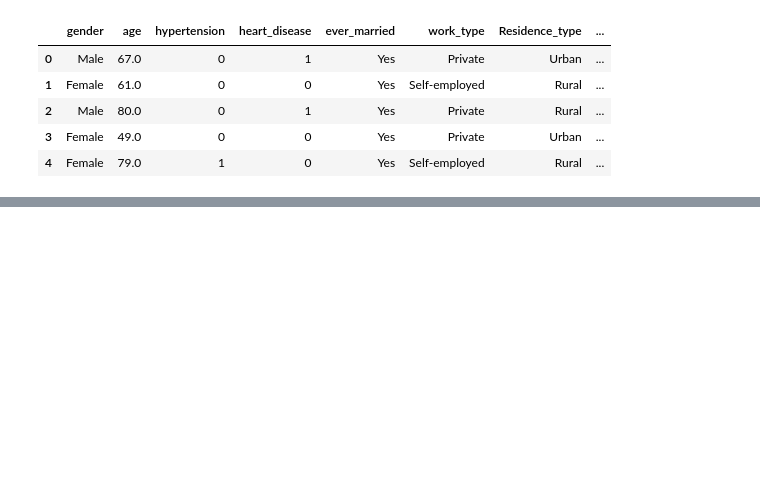
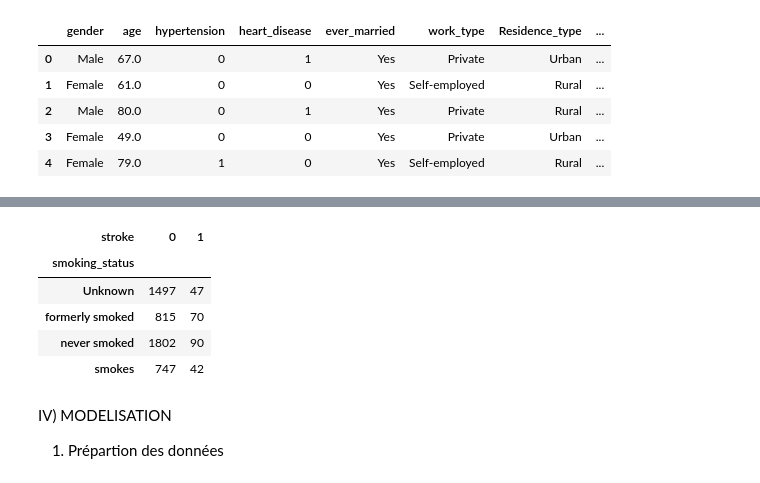
Before and after one commit to padjadj/premier_repo, a Jupyter notebook: Projet_Patrick.ipynb, the cells around one changed output, grey strips where cells are left out. Saved outputs shown, nothing was run; the diff lists cells and outputs as text; code cells hidden in the pictures; blank space fills up the shorter version.

```diff
--- a/Projet_Patrick.ipynb
+++ b/Projet_Patrick.ipynb
@@ -455,0 +342,17 @@ Performances obtenues sur chacun des splits avec découpage successif des folds
+# %%
+# On peut regarder la corrélation avec une variable qualitative, par exemple avec la variable smoke.
+# Mais ça n'apporte pas beaucoup plus d'informations que celles données par les graphiques précédents.
+from scipy.stats import chi2_contingency
+table=pd.crosstab(df['smoking_status'], df['stroke'])
+table
+# %% [output]
+| stroke | 0 | 1 |
+| smoking_status |  |  |
+| Unknown | 1497 | 47 |
+| formerly smoked | 815 | 70 |
+| never smoked | 1802 | 90 |
+| smokes | 747 | 42 |
+# %% [markdown]
+IV) MODELISATION
+
+1) Prépartion des données
```
Also changed, not shown: parts of 51 cells of this notebook.
